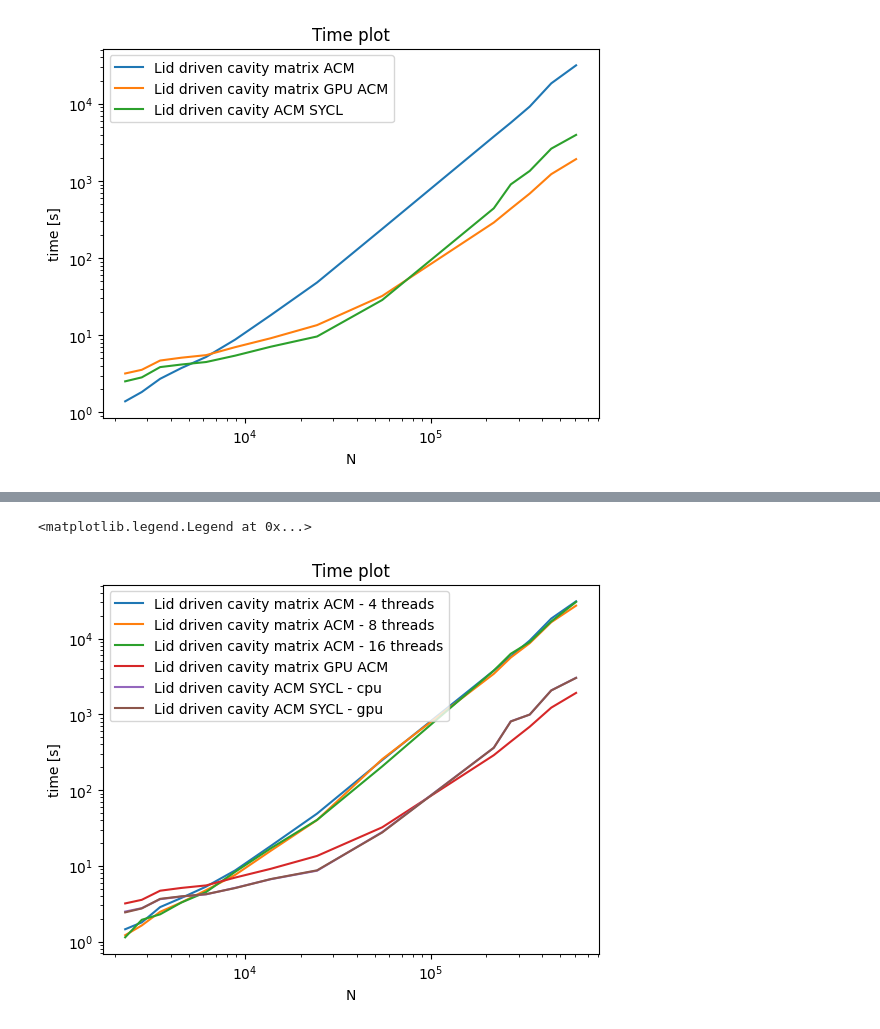
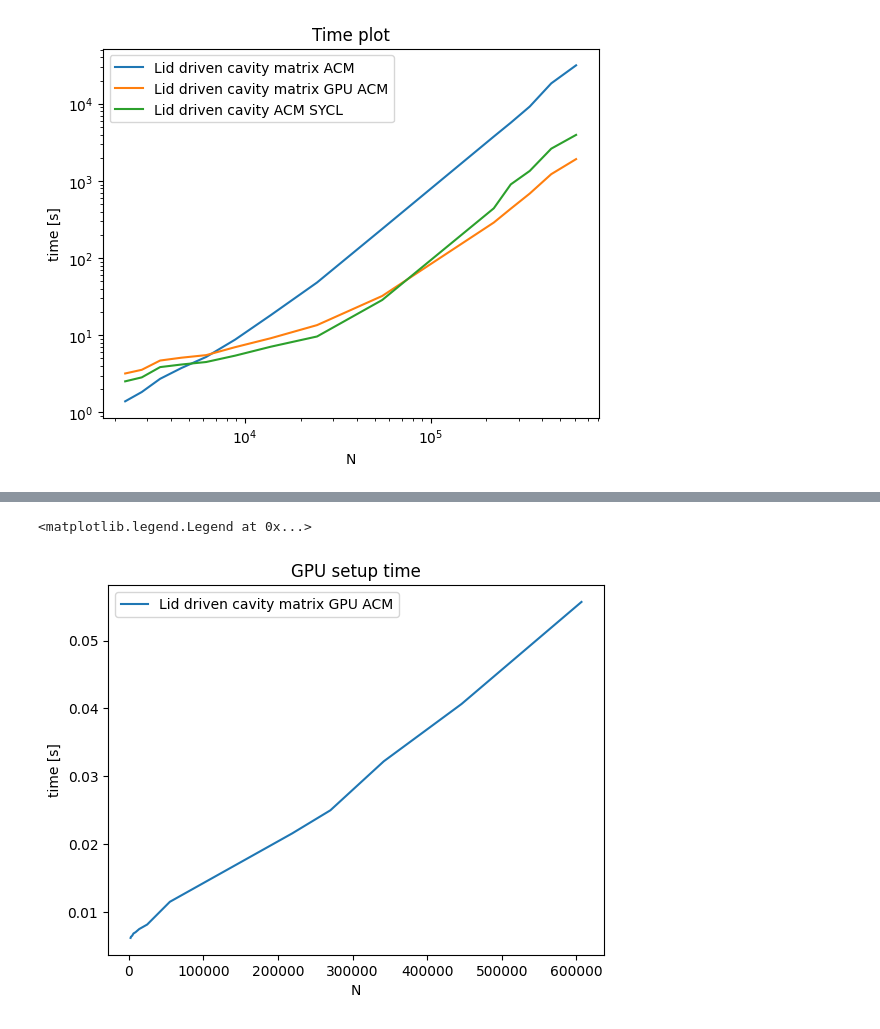
Before and after one commit to ggasper/lid-driven-cavity-gpu, a Jupyter notebook: benchmark/benchmark.ipynb, the cells around one changed output, grey strips where cells are left out. Cells and saved outputs as stored; diff of their text form; code cells hidden in the pictures.

```diff
--- a/benchmark/benchmark.ipynb
+++ b/benchmark/benchmark.ipynb
@@ -472,54 +603,24 @@ ax.legend()
 # %%
 fig, ax = plt.subplots()
 for name, program in programs_acm.items():
-    match program:
-        case "lidDrivenMatrixACM":
-            for num_threads in [4, 8, 16]:
-                ts = []
-                Ns = []
-                for h in hs_acm:
-                    thread_prog = f"{program}_{num_threads}"
-                    res = str(Path("..") / get_output_path(thread_prog, str(h)))
-                    with h5py.File(res) as f:
-                        time = f["times"].attrs["time"] - f["times"].attrs["setup"]
-                        N = len(f["domain/pos"][()][0])
-                        Ns.append(N)
-                        ts.append(time)
-
-                ax.plot(Ns, ts, label=f"{name} - {num_threads} threads")
-        case "lidDrivenACMSYCL":
-            for device in ["cpu", "gpu"]:
-                ts = []
-                Ns = []
-                for h in hs_acm:
-                    prog = f"{program}_{device}"
-                    res = str(Path("..") / get_output_path(prog, str(h)))
-                    with h5py.File(res) as f:
-                        time = f.attrs["time"]
-                        N = len(f["domain/pos"][()][0])
-                        Ns.append(N)
-                        ts.append(time)
-                ax.plot(Ns, ts, label=f"{name} - {device}")
-
-        case "lidDrivenMatrixACMGPU":
-            ts = []
-            Ns = []
-            for h in hs_acm:
-                result_file = Path("..") / get_output_path(program, h)
-                with h5py.File(result_file) as f:
-                    time = f.attrs["time"] - f.attrs["setup"]
-                    N = len(f["domain/pos"][()][0])
-                    Ns.append(N)
-                    ts.append(time)
-            ax.plot(Ns, ts, label=name)
-
+    if program in ["lidDrivenMatrixACM", "lidDrivenACMSYCL"]:
+        continue
+    ts = []
+    Ns = []
+    for h in hs_acm:
+        result_file = Path("..") / get_output_path(program, h)
+        with h5py.File(result_file) as f:
+            time = f.attrs["gpu setup"]
+            N = len(f["domain/pos"][()][0])
+            Ns.append(N)
+            ts.append(time)
+    ax.plot(Ns, ts, label=name)
 # plt.gca().invert_xaxis()
 ax.set_xlabel('N')
 ax.set_ylabel('time [s]')
-plt.yscale('log')
-plt.xscale('log')
-ax.set_title("Time plot")
+# plt.yscale('log')
+ax.set_title("GPU setup time")
 ax.legend()
 # %% [output]
 <matplotlib.legend.Legend at 0x...>
-[figure, old version]
+[figure, new version]
```
Also changed, not shown: parts of 20 cells of this notebook, 15 other files.
